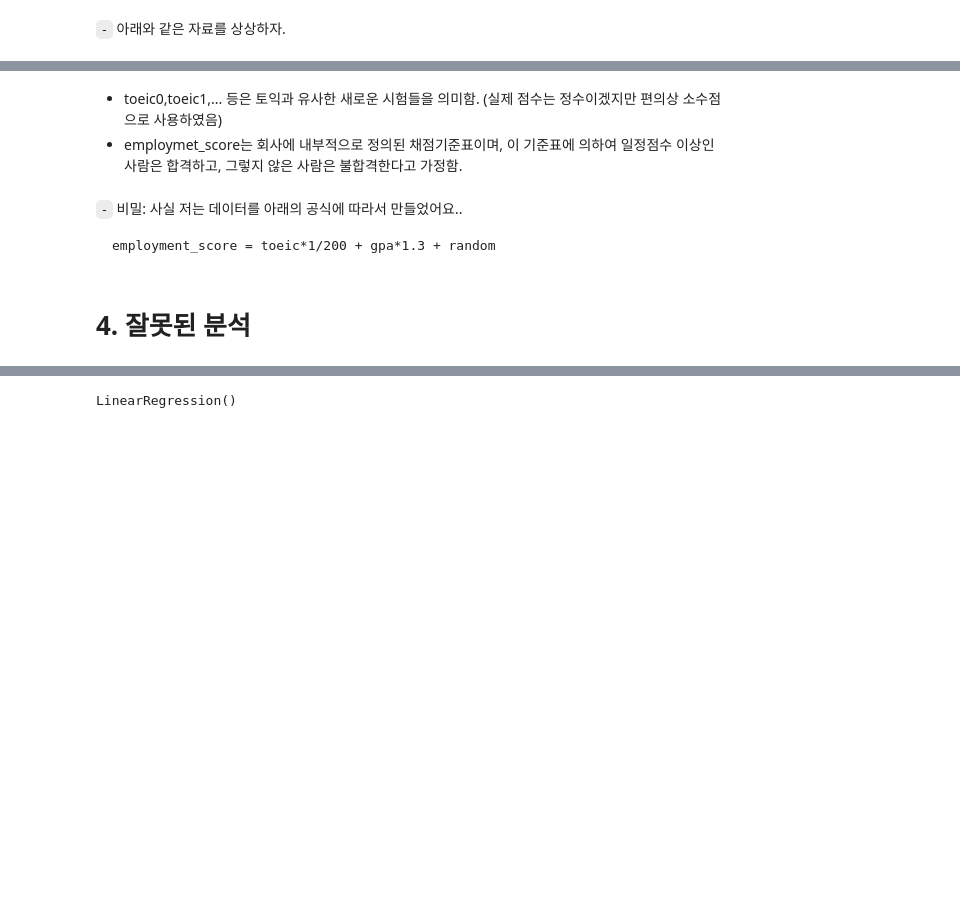
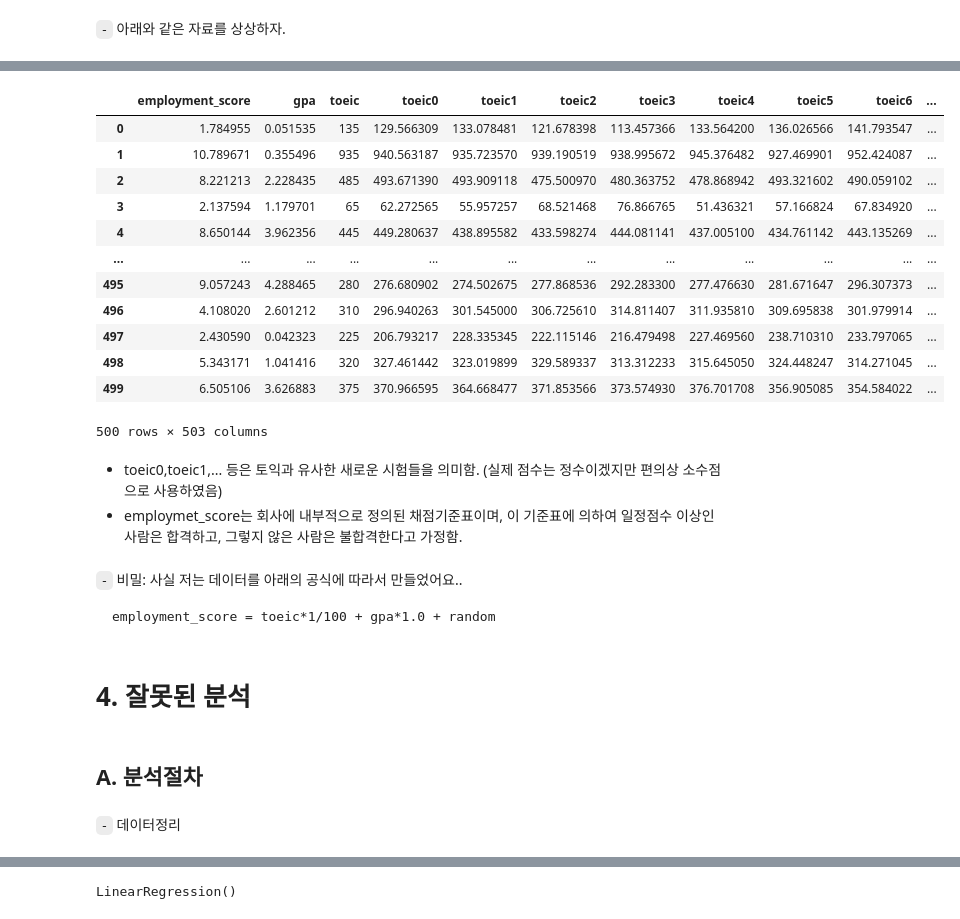
Before and after one commit to guebin/MP2023, a Jupyter notebook: posts/06wk-022.ipynb, the cells around one changed output, grey strips where cells are left out. Cells and saved outputs as stored; diff of their text form; code cells hidden in the pictures; blank space fills up the shorter version.

`````diff
--- a/posts/06wk-022.ipynb
+++ b/posts/06wk-022.ipynb
@@ -39,13 +39,2 @@ df
-# %%
-df = df.iloc[:,:3]
-
-gpa = np.array(df.gpa)
-toeic = np.array(df.toeic)
-
-n_features = 500
-gpa_many = gpa.reshape(-1,1) + np.random.randn(500,n_features)*10/200
-toeic_many = toeic.reshape(-1,1) + np.random.randn(500,n_features)*10.0
-gpa_many = pd.DataFrame(gpa_many,columns=[f'gpa{i}' for i in range(n_features)])
-toeic_many = pd.DataFrame(toeic_many,columns=[f'toeic{i}' for i in range(n_features)])
-#new_feature = toeic_many * 1/200 + gpa_many*1.3 + np.random.randn(500,n_features)*0.1*1/200
-df = pd.concat([df,toeic_many,gpa_many],axis=1)
+# %%
+df['employment_score'] = np.nan
@@ -52,3 +46,19 @@ df = pd.concat([df,toeic_many,gpa_many],axis=1)
+# %%
+df
+# %% [output]
+|  | employment_score | gpa | toeic | toeic0 | toeic1 | toeic2 | toeic3 | toeic4 | toeic5 | toeic6 | ... |
+| 0 | 1.784955 | 0.051535 | 135 | 129.566309 | 133.078481 | 121.678398 | 113.457366 | 133.564200 | 136.026566 | 141.793547 | ... |
+| 1 | 10.789671 | 0.355496 | 935 | 940.563187 | 935.723570 | 939.190519 | 938.995672 | 945.376482 | 927.469901 | 952.424087 | ... |
+| 2 | 8.221213 | 2.228435 | 485 | 493.671390 | 493.909118 | 475.500970 | 480.363752 | 478.868942 | 493.321602 | 490.059102 | ... |
+| 3 | 2.137594 | 1.179701 | 65 | 62.272565 | 55.957257 | 68.521468 | 76.866765 | 51.436321 | 57.166824 | 67.834920 | ... |
+| 4 | 8.650144 | 3.962356 | 445 | 449.280637 | 438.895582 | 433.598274 | 444.081141 | 437.005100 | 434.761142 | 443.135269 | ... |
+| ... | ... | ... | ... | ... | ... | ... | ... | ... | ... | ... | ... |
+| 495 | 9.057243 | 4.288465 | 280 | 276.680902 | 274.502675 | 277.868536 | 292.283300 | 277.476630 | 281.671647 | 296.307373 | ... |
+| 496 | 4.108020 | 2.601212 | 310 | 296.940263 | 301.545000 | 306.725610 | 314.811407 | 311.935810 | 309.695838 | 301.979914 | ... |
+| 497 | 2.430590 | 0.042323 | 225 | 206.793217 | 228.335345 | 222.115146 | 216.479498 | 227.469560 | 238.710310 | 233.797065 | ... |
+| 498 | 5.343171 | 1.041416 | 320 | 327.461442 | 323.019899 | 329.589337 | 313.312233 | 315.645050 | 324.448247 | 314.271045 | ... |
+| 499 | 6.505106 | 3.626883 | 375 | 370.966595 | 364.668477 | 371.853566 | 373.574930 | 376.701708 | 356.905085 | 354.584022 | ... |
+500 rows × 503 columns
 # %% [markdown]
 - toeic0,toeic1,... 등은 토익과 유사한 새로운 시험들을 의미함. (실제 점수는 정수이겠지만 편의상 소수점으로 사용하였음)
 - employmet_score는 회사에 내부적으로 정의된 채점기준표이며, 이 기준표에 의하여 일정점수 이상인 사람은 합격하고, 그렇지 않은 사람은 불합격한다고 가정함.
@@ -56,7 +66,11 @@ df = pd.concat([df,toeic_many,gpa_many],axis=1)
 `-` 비밀: 사실 저는 데이터를 아래의 공식에 따라서 만들었어요..
 
 ```
-employment_score = toeic*1/200 + gpa*1.3 + random
+employment_score = toeic*1/100 + gpa*1.0 + random
 ````
 # %% [markdown]
 # 4. 잘못된 분석
+# %% [markdown]
+## A. 분석절차
+# %% [markdown]
+`-` 데이터정리
`````
Also changed, not shown: parts of 73 cells of this notebook, 2 other files.
